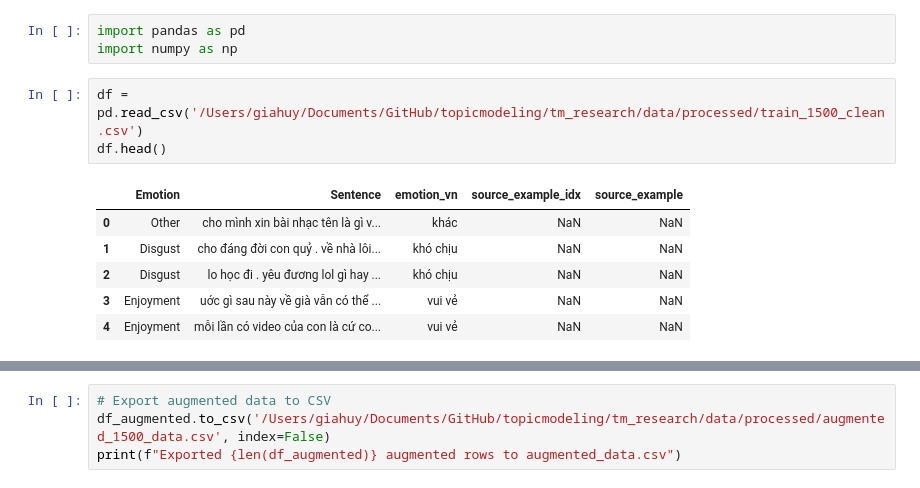
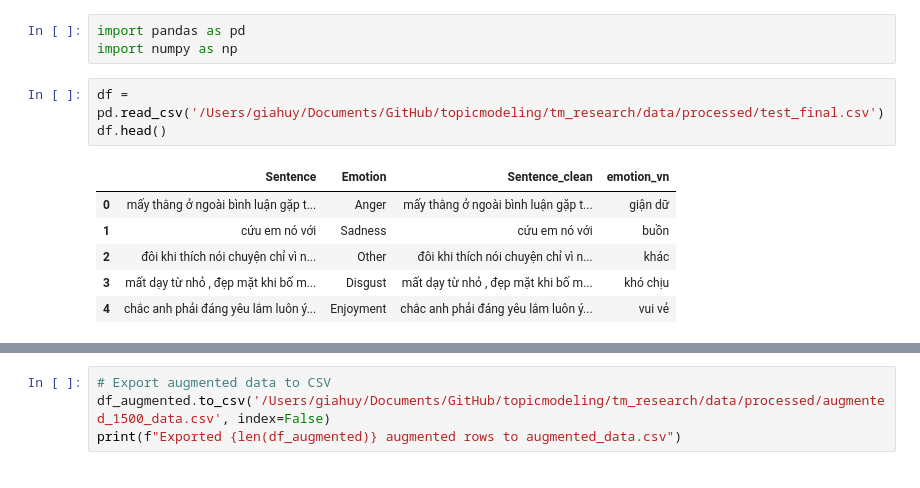
Before and after one commit to giahuy1310/topicmodeling, a Jupyter notebook: tm_research/tools.ipynb, the cells around one changed output, grey strips where cells are left out. Cells and saved outputs as stored; diff of their text form.

```diff
--- a/tm_research/tools.ipynb
+++ b/tm_research/tools.ipynb
@@ -2,15 +2,15 @@
 import pandas as pd
 import numpy as np
 # %%
-df = pd.read_csv('/Users/giahuy/Documents/GitHub/topicmodeling/tm_research/data/processed/train_1500_clean.csv')
+df = pd.read_csv('/Users/giahuy/Documents/GitHub/topicmodeling/tm_research/data/processed/test_final.csv')
 df.head()
 # %% [output]
-|  | Emotion | Sentence | emotion_vn | source_example_idx | source_example |
-| 0 | Other | cho mình xin bài nhạc tên là gì v... | khác | NaN | NaN |
-| 1 | Disgust | cho đáng đời con quỷ . về nhà lôi... | khó chịu | NaN | NaN |
-| 2 | Disgust | lo học đi . yêu đương lol gì hay ... | khó chịu | NaN | NaN |
-| 3 | Enjoyment | uớc gì sau này về già vẫn có thể ... | vui vẻ | NaN | NaN |
-| 4 | Enjoyment | mỗi lần có video của con là cứ co... | vui vẻ | NaN | NaN |
+|  | Sentence | Emotion | Sentence_clean | emotion_vn |
+| 0 | mấy thằng ở ngoài bình luận gặp t... | Anger | mấy thằng ở ngoài bình luận gặp t... | giận dữ |
+| 1 | cứu em nó với | Sadness | cứu em nó với | buồn |
+| 2 | đôi khi thích nói chuyện chỉ vì n... | Other | đôi khi thích nói chuyện chỉ vì n... | khác |
+| 3 | mất dạy từ nhỏ , đẹp mặt khi bố m... | Disgust | mất dạy từ nhỏ , đẹp mặt khi bố m... | khó chịu |
+| 4 | chắc anh phải đáng yêu lắm luôn ý... | Enjoyment | chắc anh phải đáng yêu lắm luôn ý... | vui vẻ |
 # %%
 # Filter to get only augmented data (rows where source_example_idx is not NaN)
 df_augmented = df[df['source_example_idx'].notna()].copy()
```
Also changed, not shown: parts of 1 cell of this notebook, 1 other file.
